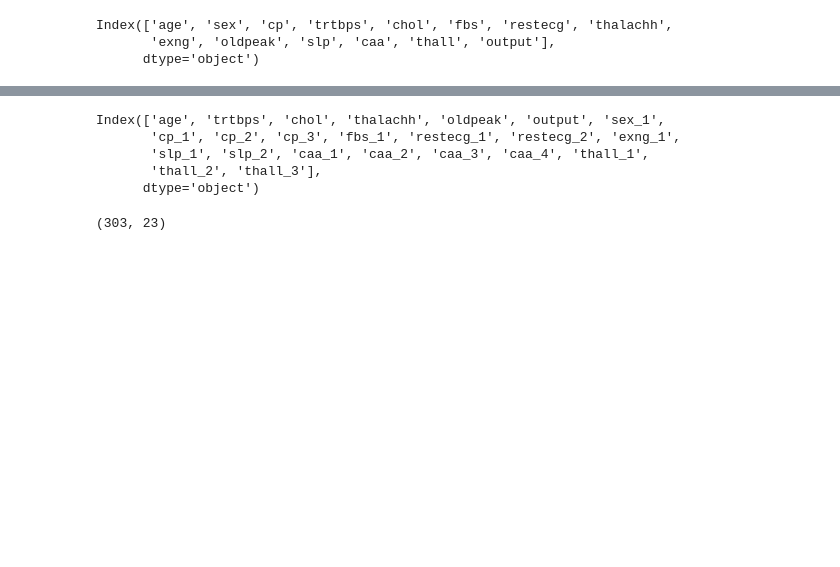
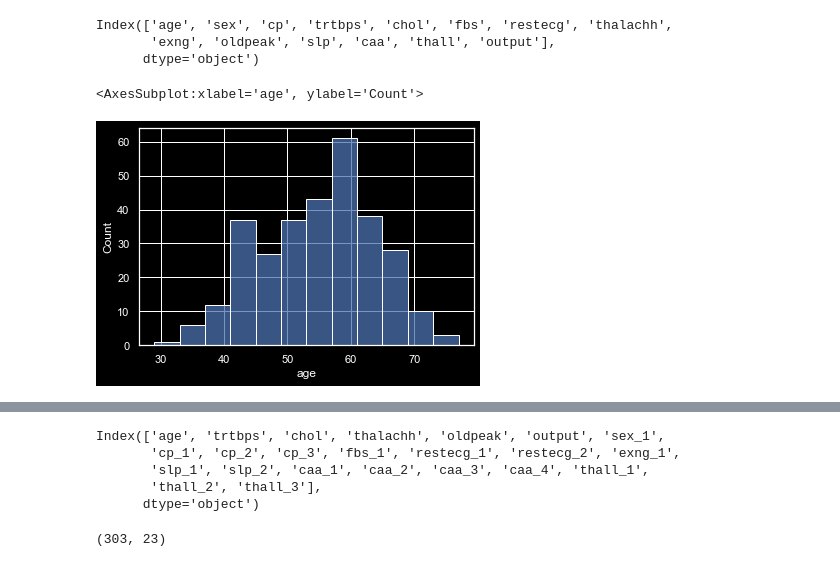
Before and after one commit to ratimator/heartattack, a Jupyter notebook: Heart Attack Analysis and Prediction.ipynb, the cells around one changed output, grey strips where cells are left out. Saved outputs shown, nothing was run; the diff lists cells and outputs as text; code cells hidden in the pictures; blank space fills up the shorter version.

```diff
--- a/Heart Attack Analysis and Prediction.ipynb
+++ b/Heart Attack Analysis and Prediction.ipynb
@@ -87,6 +87,12 @@ data.columns
 Index(['age', 'sex', 'cp', 'trtbps', 'chol', 'fbs', 'restecg', 'thalachh',
        'exng', 'oldpeak', 'slp', 'caa', 'thall', 'output'],
       dtype='object')
+# %%
+sns.set(rc={'axes.facecolor':'black','figure.facecolor':'black','axes.labelcolor':'white','xtick.color':'white','ytick.color':'white'})
+sns.histplot(data['age'])
+# %% [output]
+<AxesSubplot:xlabel='age', ylabel='Count'>
+[figure, added]
 # %%
 for i in data.columns:
     if(data[i].nunique()<10):
```
Also changed, not shown: parts of 8 cells of this notebook.
